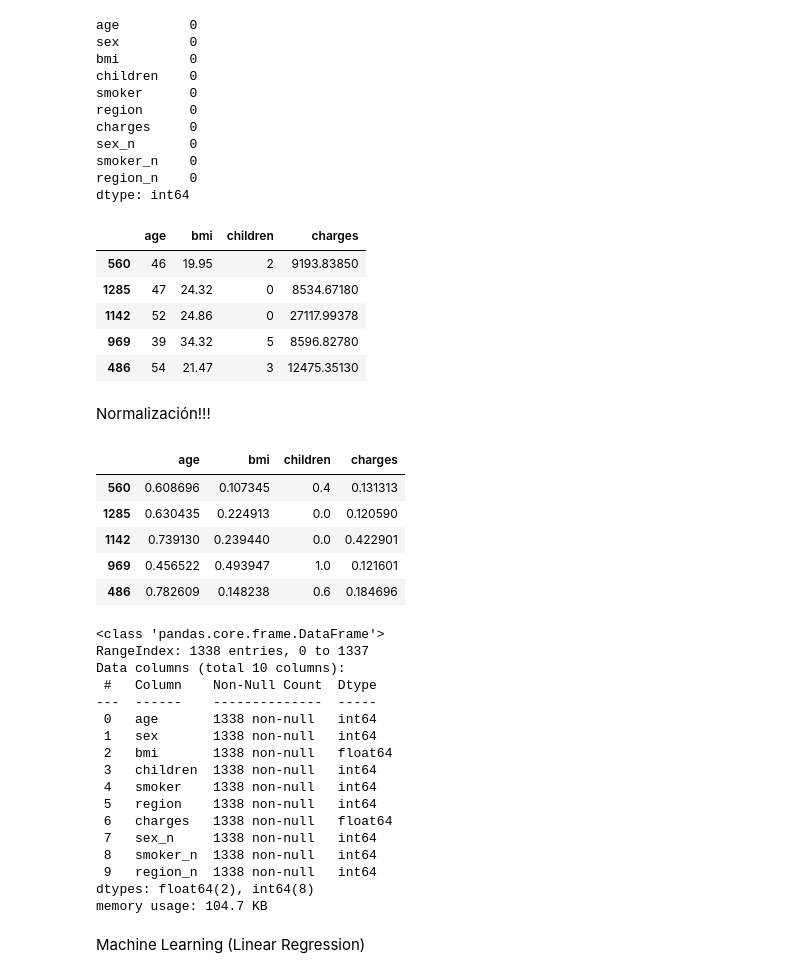
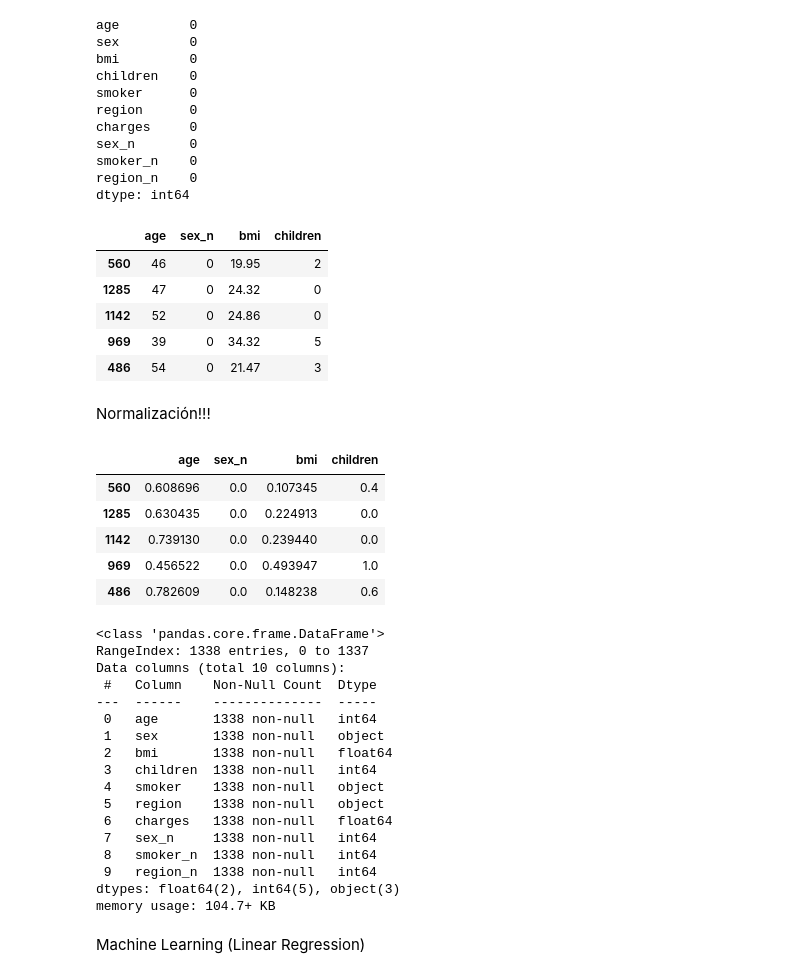
Before and after one commit to Antero-ops/Tutorial-de-Proyecto-de-Regresi-n-Lineal, a Jupyter notebook: src/explore.ipynb, the cells around one changed output. Cells and saved outputs as stored; diff of their text form; code cells hidden in the pictures.

```diff
--- a/src/explore.ipynb
+++ b/src/explore.ipynb
@@ -153,13 +153,13 @@ plt.show()
 # %% [output]
 [figure]
 # %%
-raw_data["sex"] = pd.factorize(raw_data["sex"])[0]
-raw_data["smoker"] = pd.factorize(raw_data["smoker"])[0]
-raw_data["region"] = pd.factorize(raw_data["region"])[0]
+raw_data["sex_n"] = pd.factorize(raw_data["sex"])[0]
+raw_data["smoker_n"] = pd.factorize(raw_data["smoker"])[0]
+raw_data["region_n"] = pd.factorize(raw_data["region"])[0]
 
 fig, axes = plt.subplots(figsize=(15, 15))
 
-sns.heatmap(raw_data[["age", "sex", "bmi", "children", "smoker", "region", "charges"]].corr(), annot = True, fmt = ".2f")
+sns.heatmap(raw_data[["age", "sex_n", "bmi", "children", "smoker_n", "region_n", "charges"]].corr(), annot = True, fmt = ".2f")
 
 plt.tight_layout()
 
@@ -316,27 +319,27 @@ dtype: int64
 # %%
 from sklearn.model_selection import train_test_split
 
-num_variables = ["age", "bmi", "children", "charges"]
+num_variables = ["age", "sex_n", "bmi", "children"]
 
-x_con_outliers = raw_data_con_outliers.drop("smoker", axis = 1,)[num_variables]
-y = raw_data_con_outliers["smoker"]
-x_sin_outliers = raw_data_sin_outliers.drop("smoker", axis = 1)[num_variables]
+x_con_outliers = raw_data_con_outliers.drop("charges", axis = 1,)[num_variables]
+y = raw_data_con_outliers["charges"]
+x_sin_outliers = raw_data_sin_outliers.drop("charges", axis = 1)[num_variables]
 # NO ACABO DE ENTENDER MUY BIEN ESTE PASO
 
 x_train_con_outliers, x_test_con_outliers, y_train, y_test = train_test_split(x_con_outliers, y, test_size = 0.2, random_state = 42)
 x_train_sin_outliers, x_test_sin_outliers, _, _ = train_test_split(x_sin_outliers, y, test_size = 0.2, random_state = 42)
 
 y_train.to_csv("../data/processed/y_train.csv", index = False)
 y_test.to_csv("../data/processed/y_test.csv", index = False)
 
 x_train_con_outliers.head()
 # %% [output]
-|  | age | bmi | children | charges |
-| 560 | 46 | 19.95 | 2 | 9193.83850 |
-| 1285 | 47 | 24.32 | 0 | 8534.67180 |
-| 1142 | 52 | 24.86 | 0 | 27117.99378 |
-| 969 | 39 | 34.32 | 5 | 8596.82780 |
-| 486 | 54 | 21.47 | 3 | 12475.35130 |
+|  | age | sex_n | bmi | children |
+| 560 | 46 | 0 | 19.95 | 2 |
+| 1285 | 47 | 0 | 24.32 | 0 |
+| 1142 | 52 | 0 | 24.86 | 0 |
+| 969 | 39 | 0 | 34.32 | 5 |
+| 486 | 54 | 0 | 21.47 | 3 |
 # %% [markdown]
 Normalización!!!
 # %%
@@ -393,12 +396,12 @@ dump(scaler_MinMax_sin_outliers, open("../data/processed/scaler_MinMax_sin_outli
 
 x_train_con_scal.head()
 # %% [output]
-|  | age | bmi | children | charges |
-| 560 | 0.608696 | 0.107345 | 0.4 | 0.131313 |
-| 1285 | 0.630435 | 0.224913 | 0.0 | 0.120590 |
-| 1142 | 0.739130 | 0.239440 | 0.0 | 0.422901 |
-| 969 | 0.456522 | 0.493947 | 1.0 | 0.121601 |
-| 486 | 0.782609 | 0.148238 | 0.6 | 0.184696 |
+|  | age | sex_n | bmi | children |
+| 560 | 0.608696 | 0.0 | 0.107345 | 0.4 |
+| 1285 | 0.630435 | 0.0 | 0.224913 | 0.0 |
+| 1142 | 0.739130 | 0.0 | 0.239440 | 0.0 |
+| 969 | 0.456522 | 0.0 | 0.493947 | 1.0 |
+| 486 | 0.782609 | 0.0 | 0.148238 | 0.6 |
 # %%
 from sklearn.feature_selection import f_classif, SelectKBest
 
@@ -459,17 +462,17 @@ Data columns (total 10 columns):
  #   Column    Non-Null Count  Dtype
 ---  ------    --------------  -----
  0   age       1338 non-null   int64
- 1   sex       1338 non-null   int64
+ 1   sex       1338 non-null   object
  2   bmi       1338 non-null   float64
  3   children  1338 non-null   int64
- 4   smoker    1338 non-null   int64
- 5   region    1338 non-null   int64
+ 4   smoker    1338 non-null   object
+ 5   region    1338 non-null   object
  6   charges   1338 non-null   float64
  7   sex_n     1338 non-null   int64
  8   smoker_n  1338 non-null   int64
  9   region_n  1338 non-null   int64
-dtypes: float64(2), int64(8)
-memory usage: 104.7 KB
+dtypes: float64(2), int64(5), object(3)
+memory usage: 104.7+ KB
 # %%
 dfs_train = {
     "x_train_sel_con_outliers" : x_train_sel_con_outliers,
```
Also changed, not shown: parts of 4 cells of this notebook, 26 other files.
